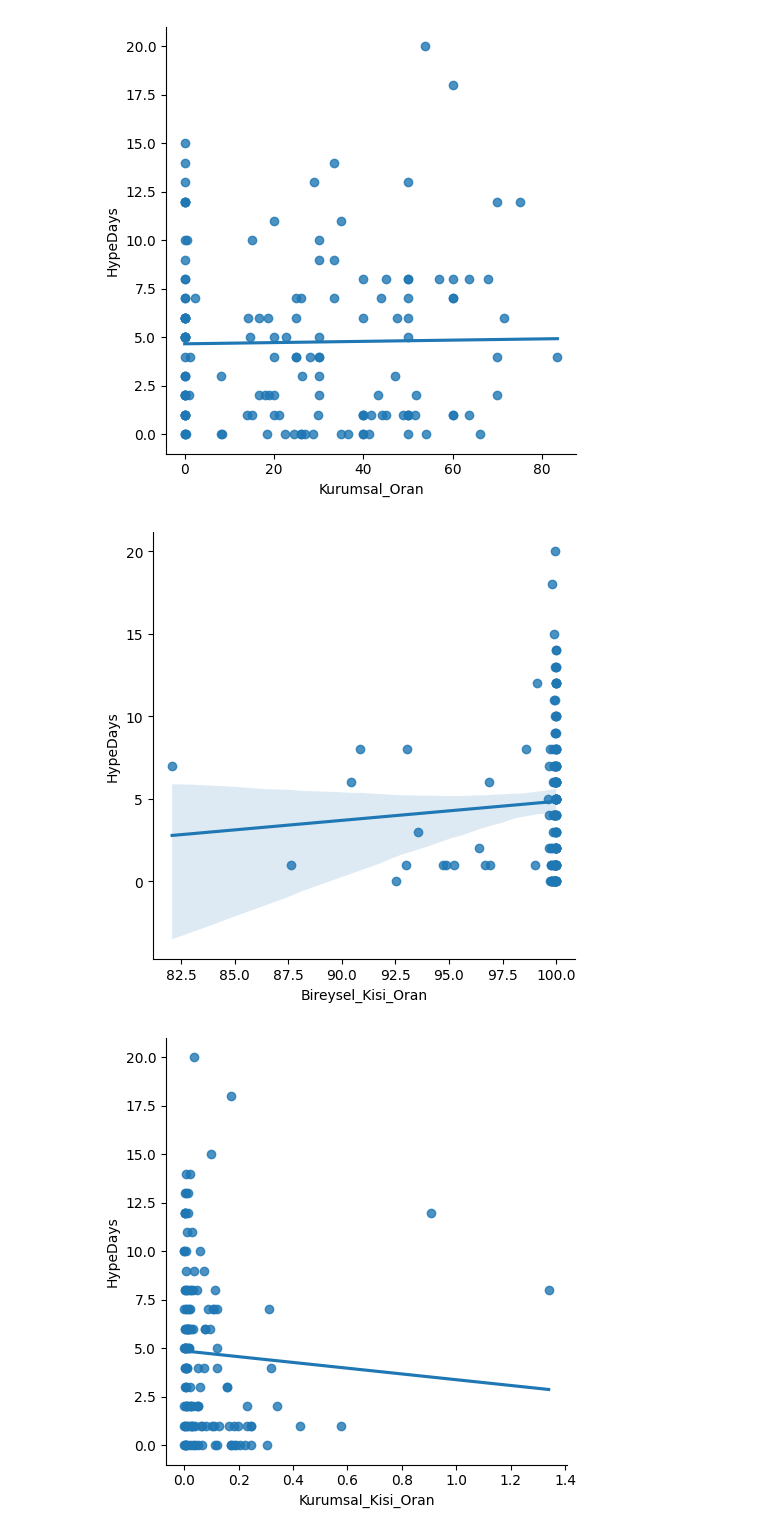
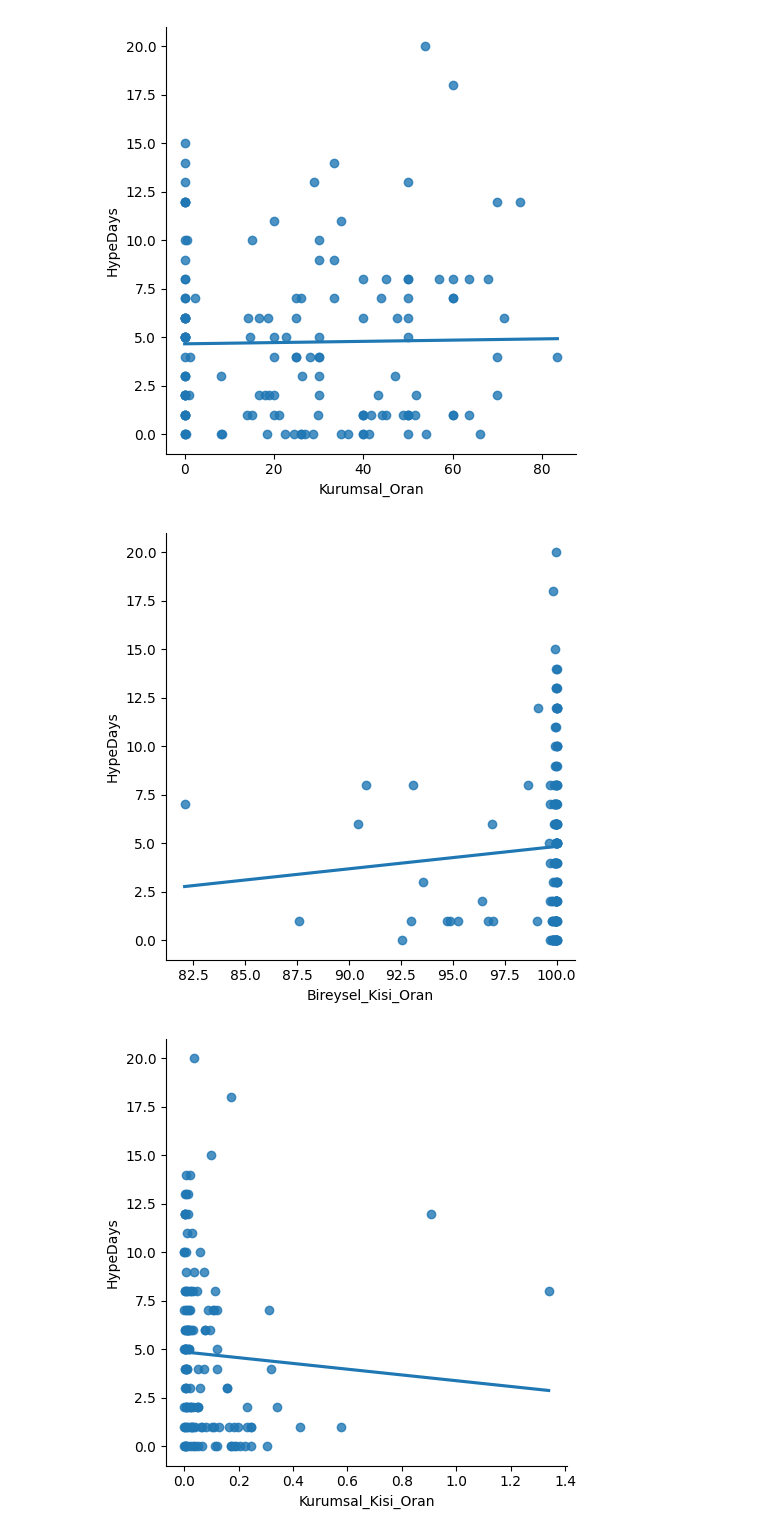
Before and after one commit to uguratli/HalkaArz, a Jupyter notebook: Halka_arz_lab.ipynb, the cells around one changed output. Saved outputs shown, nothing was run; the diff lists cells and outputs as text; code cells hidden in the pictures.

```diff
--- a/Halka_arz_lab.ipynb
+++ b/Halka_arz_lab.ipynb
@@ -684,10 +684,10 @@ plt.show()
 # %% [output]
 [figure]
 # %%
-sns.lmplot(x='Bireysel_Kisi_Oran', y='HypeDays', data=df)
+sns.lmplot(x='Bireysel_Kisi_Oran', y='HypeDays', data=df, ci=None)
 plt.show()
 # %% [output]
-[figure, old version]
+[figure, new version]
 # %%
 sns.lmplot(x='Kurumsal_Kisi_Oran', y='HypeDays', data=df, ci=None)
 plt.show()
```
